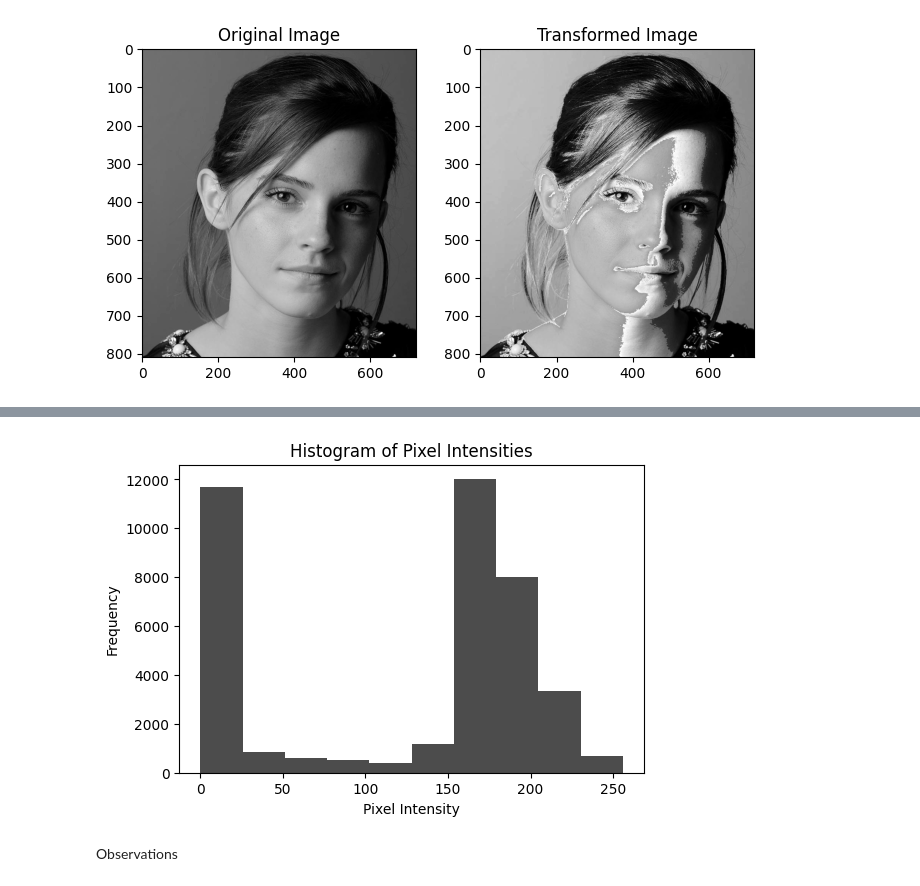
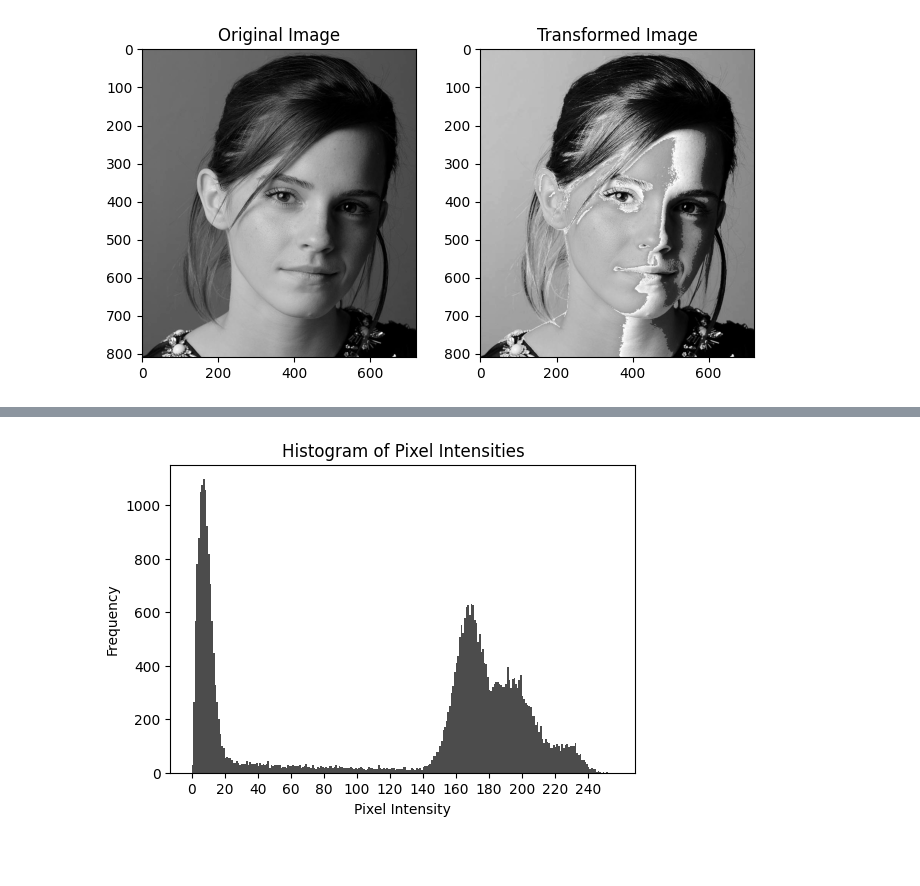
Before and after one commit to SayuruA/Basics-of-Image-Processing, a Jupyter notebook: part_1_Intensity_Transforming.ipynb, the cells around one changed output, grey strips where cells are left out. Cells and saved outputs as stored; diff of their text form; code cells hidden in the pictures; blank space fills up the shorter version.

```diff
--- a/part_1_Intensity_Transforming.ipynb
+++ b/part_1_Intensity_Transforming.ipynb
@@ -58,15 +65,14 @@ plt.show()
 # %%
 # plot the histogram of im_brain intensities
 pixels = im_brain.flatten()
 
 # create a histogram
 plt.figure(figsize=(6,4))
-plt.hist(pixels, bins=10, range=(0, 256), color='black', alpha=0.7)
+plt.hist(pixels, bins=256, range=(0, 256), color='black', alpha=0.7)
 plt.xlabel('Pixel Intensity')
+plt.xticks(np.arange(0,255,20))
 plt.ylabel('Frequency')
 plt.title('Histogram of Pixel Intensities')
 plt.show()
 # %% [output]
-[figure, old version]
+[figure, new version]
-# %% [markdown]
-Observations
```
Also changed, not shown: parts of 8 cells of this notebook.
